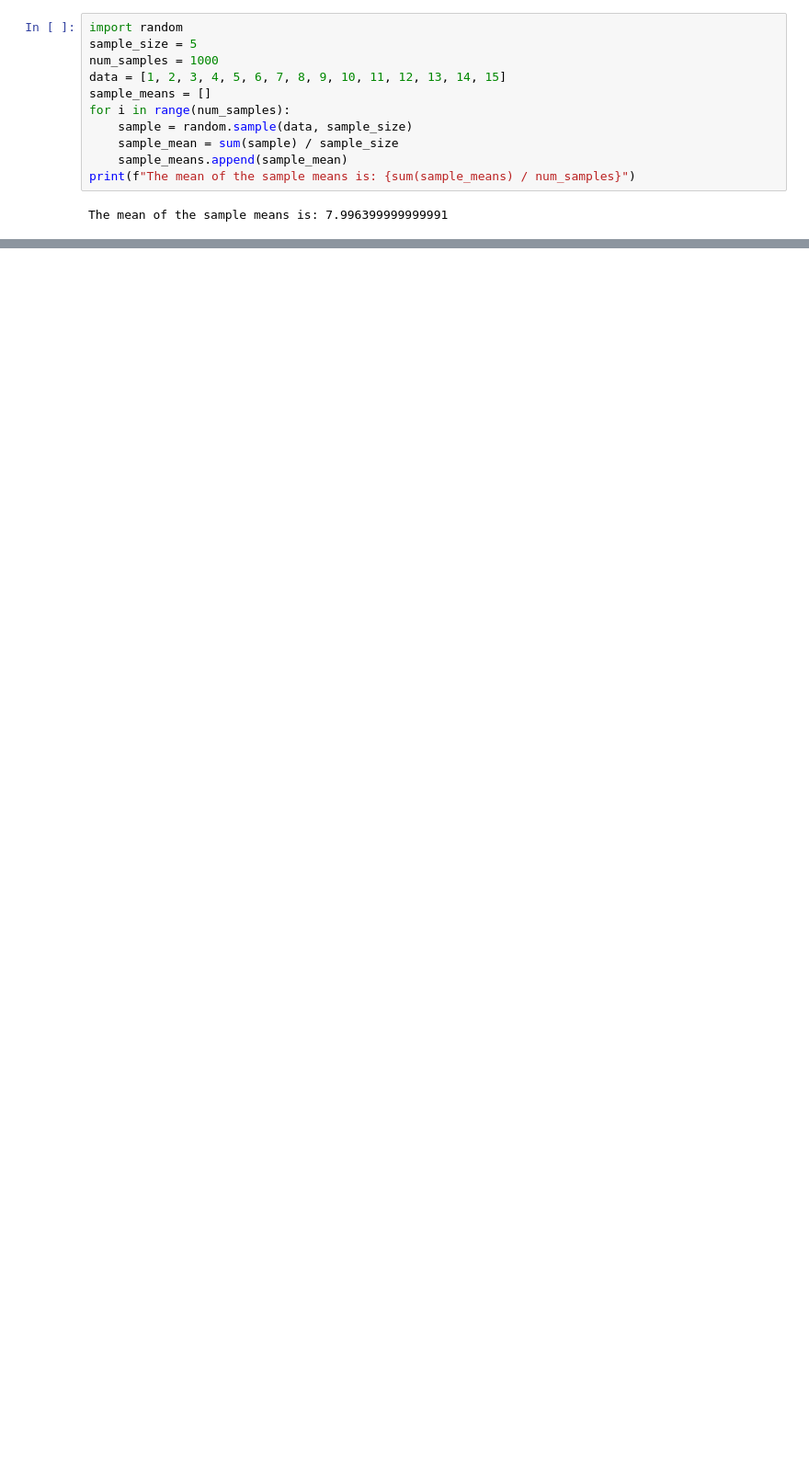
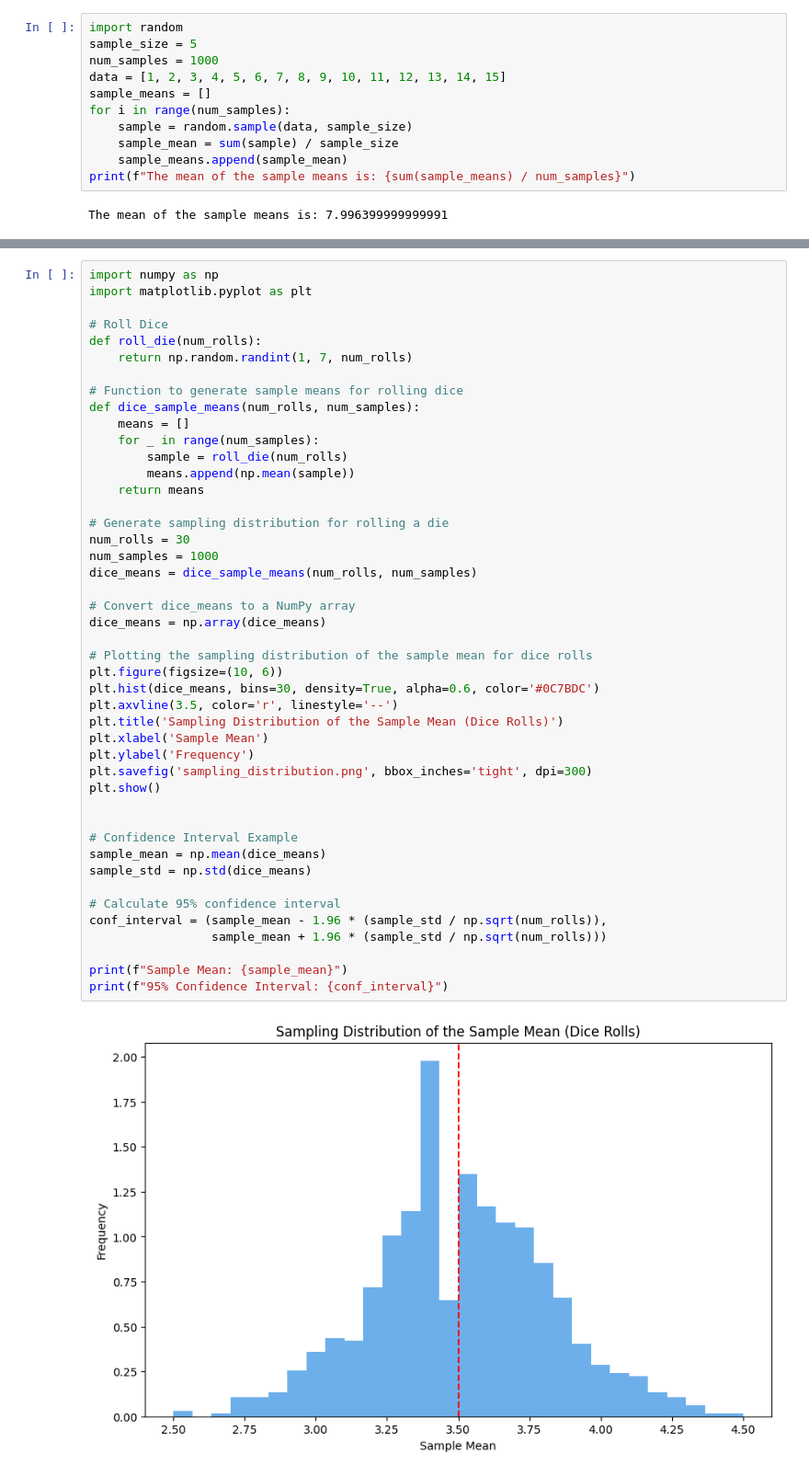
Before and after one commit to bpbpublications/Statistics-for-Data-Scientists-and-Analysts, a Jupyter notebook: notebooks/chapter6/chapter6.ipynb, the cells around one changed output, grey strips where cells are left out. Shown at 92% size. Cells and saved outputs as stored; diff of their text form; blank space fills up the shorter version.

```diff
--- a/notebooks/chapter6/chapter6.ipynb
+++ b/notebooks/chapter6/chapter6.ipynb
@@ -561,0 +564,47 @@ The mean of the sample means is: 7.996399999999991
+# %%
+import numpy as np
+import matplotlib.pyplot as plt
+
+# Roll Dice
+def roll_die(num_rolls):
+    return np.random.randint(1, 7, num_rolls)
+
+# Function to generate sample means for rolling dice
+def dice_sample_means(num_rolls, num_samples):
+    means = []
+    for _ in range(num_samples):
+        sample = roll_die(num_rolls)
+        means.append(np.mean(sample))
+    return means
+
+# Generate sampling distribution for rolling a die
+num_rolls = 30
+num_samples = 1000
+dice_means = dice_sample_means(num_rolls, num_samples)
+
+# Convert dice_means to a NumPy array
+dice_means = np.array(dice_means)
+
+# Plotting the sampling distribution of the sample mean for dice rolls
+plt.figure(figsize=(10, 6))
+plt.hist(dice_means, bins=30, density=True, alpha=0.6, color='#0C7BDC')
+plt.axvline(3.5, color='r', linestyle='--')
+plt.title('Sampling Distribution of the Sample Mean (Dice Rolls)')
+plt.xlabel('Sample Mean')
+plt.ylabel('Frequency')
+plt.savefig('sampling_distribution.png', bbox_inches='tight', dpi=300)
+plt.show()
+
+
+# Confidence Interval Example
+sample_mean = np.mean(dice_means)
+sample_std = np.std(dice_means)
+
+# Calculate 95% confidence interval
+conf_interval = (sample_mean - 1.96 * (sample_std / np.sqrt(num_rolls)),
+                 sample_mean + 1.96 * (sample_std / np.sqrt(num_rolls)))
+
+print(f"Sample Mean: {sample_mean}")
+print(f"95% Confidence Interval: {conf_interval}")
+# %% [output]
+[figure, added]
```
Also changed, not shown: parts of 3 cells of this notebook.
